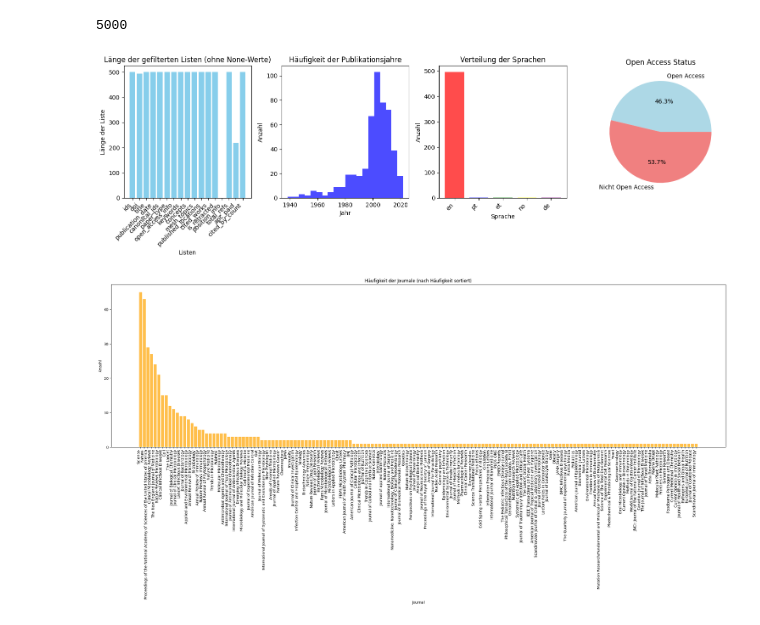
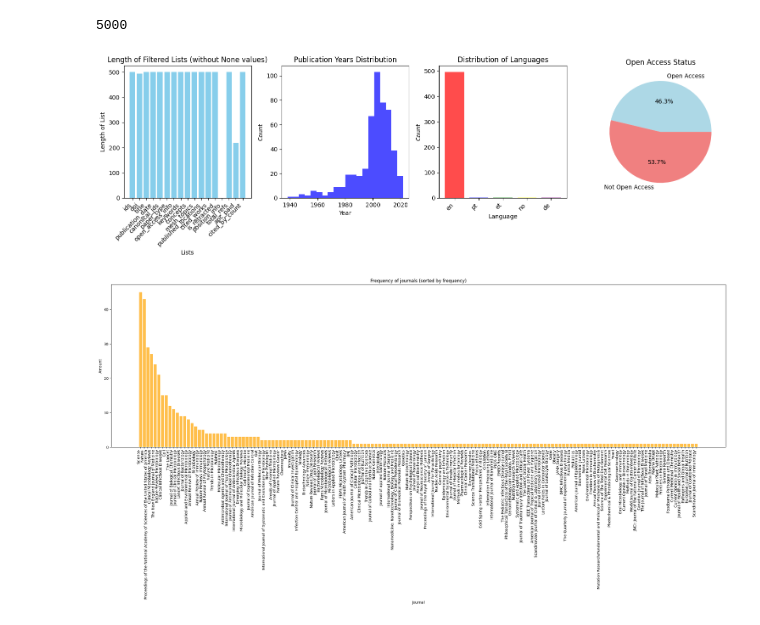
Before and after one commit to LeonMunz/DS_LOD_and_Knowledge_Graphs_2023_Andreas_Kruff_Leon_Munz, a Jupyter notebook: jupyters/data_exploration.ipynb, the cells around one changed output. Drawn from its saved outputs; the diff is of its cells as text; code cells hidden in the pictures.

```diff
--- a/jupyters/data_exploration.ipynb
+++ b/jupyters/data_exploration.ipynb
@@ -55,57 +53,59 @@ total_refs = [get_nested_value(rec, ['referenced_works_count'], None) for rec in
 apc_paid = [get_nested_value(rec, ['apc_paid', 'value'], None) for rec in data[:data_size]]
 cited_by_count = [get_nested_value(rec, ['cited_by_count'], None) for rec in data[:data_size]]
 # %%
+import matplotlib.pyplot as plt
+from collections import Counter
+
 def plot_combined_analysis(all_extended_lists, pub_years, languages, is_oa):
-    # Plot für die gefilterten Listen
+    # Plot for filtered lists
     plt.figure(figsize=(15, 5))
 
     plt.subplot(1, 4, 1)
     filtered_lists = [[item for item in lst if item is not None] for lst in all_extended_lists]
     list_lengths = [len(lst) for lst in filtered_lists]
     plt.bar(range(len(filtered_lists)), list_lengths, color='skyblue')
-    plt.xlabel('Listen')
-    plt.ylabel('Länge der Liste')
+    plt.xlabel('Lists')
+    plt.ylabel('Length of List')
     plt.xticks(range(len(filtered_lists)), ['ids', 'doi', 'title', 'publication_date', 'canonical_ids', 'paper_type',
                               'open_access_info', 'keywords', 'concepts', 'mesh_topics',
                               'published_locations', 'cited_works', 'is_retracted',
                               'position_info', 'total_refs', 'apc_paid', 'cited_by_count'], rotation=45, ha='right')
-    plt.title('Länge der gefilterten Listen (ohne None-Werte)')
+    plt.title('Length of Filtered Lists (without None values)')
 
-    # Plot für die Publikationsjahre
+    # Plot for publication years
     plt.subplot(1, 4, 2)
     plt.hist(pub_years, bins=20, color='blue', alpha=0.7)
-    plt.title('Häufigkeit der Publikationsjahre')
-    plt.xlabel('Jahr')
-    plt.ylabel('Anzahl')
+    plt.title('Publication Years Distribution')
+    plt.xlabel('Year')
+    plt.ylabel('Count')
 
-    # Plot für die Sprachen als Bar Chart
+    # Plot for languages as a bar chart
     plt.subplot(1, 4, 3)
     language_counts = Counter(languages)
     labels, counts = zip(*language_counts.items())
     plt.bar(labels, counts, color=['red', 'blue', 'green', 'yellow', 'purple', 'orange'], alpha=0.7)
-    plt.title('Verteilung der Sprachen')
-    plt.xlabel('Sprache')
-    plt.ylabel('Anzahl')
+    plt.title('Distribution of Languages')
+    plt.xlabel('Language')
+    plt.ylabel('Count')
     plt.xticks(rotation=45, ha='right')
 
-    # Pie Chart für den Open Access Status
+    # Pie Chart for Open Access Status
     plt.subplot(1, 4, 4)
-    plt.pie([is_oa.count(True), is_oa.count(False)], labels=['Open Access', 'Nicht Open Access'], autopct='%1.1f%%', colors=['lightblue', 'lightcoral'])
+    plt.pie([is_oa.count(True), is_oa.count(False)], labels=['Open Access', 'Not Open Access'], autopct='%1.1f%%', colors=['lightblue', 'lightcoral'])
     plt.title('Open Access Status')
 
     plt.tight_layout()
     plt.show()
 
-# Beispielaufruf
 all_extended_lists = [ids, doi, title, publication_date, canonical_ids, paper_type,
                       open_access_info, keywords, concepts, mesh_topics,
                       published_locations, cited_works, is_retracted,
                       position_info, total_refs, apc_paid, cited_by_count]
 
-# Annahme: pub_years, languages, is_oa sind definierte Listen
+
 plot_combined_analysis(all_extended_lists, pub_years, languages, is_oa)
 # %% [output]
-[figure, old version]
+[figure, new version]
 # %%
 # Filter out None values from the journals list
 filtered_journals = [journal for journal in journals if journal is not None]
```
Also changed, not shown: parts of 2 cells of this notebook.
